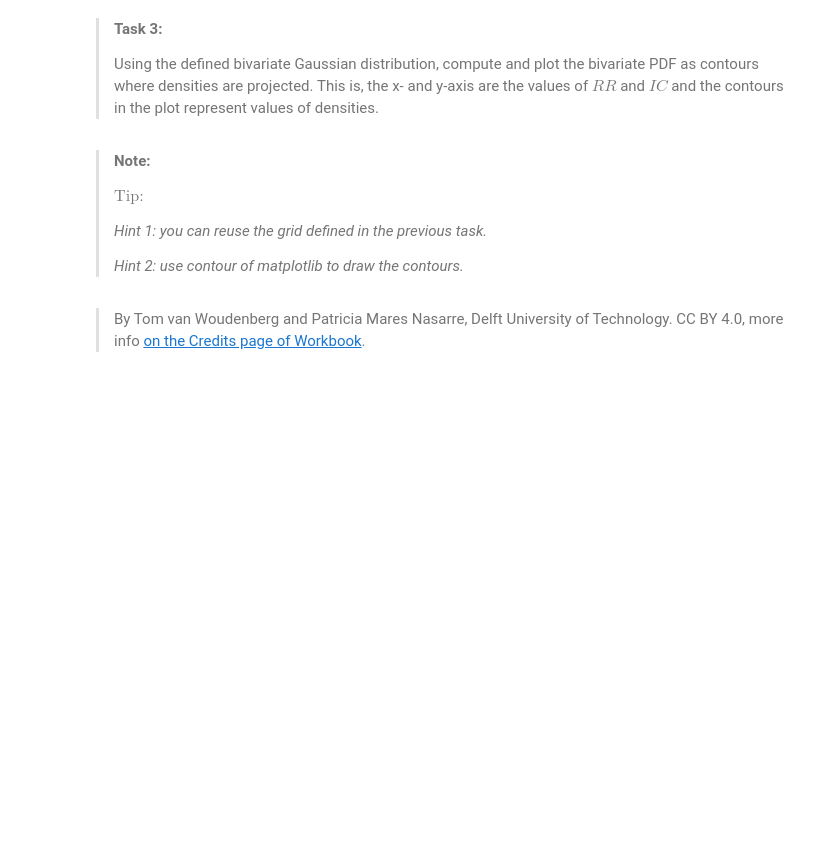
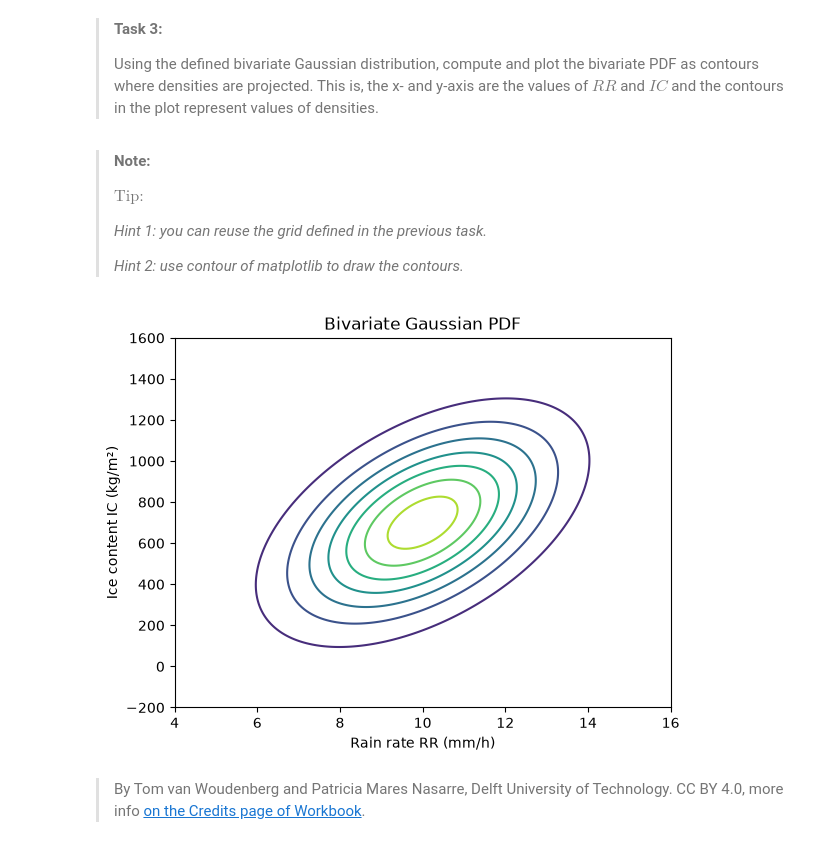
Before and after one commit to calvinlin2004-git/PA1.5, a Jupyter notebook: scipy_statcs_3d_plots.ipynb, the cells around one changed output. Cells and saved outputs as stored; diff of their text form; code cells hidden in the pictures; blank space fills up the shorter version.

```diff
--- a/scipy_statcs_3d_plots.ipynb
+++ b/scipy_statcs_3d_plots.ipynb
@@ -210,2 +208,15 @@ plt.show()
+# %%
+### YOUR CODE LINES HERE
+plt.figure()
+
+plt.contour(X1, X2, Z)
+
+plt.xlabel('Rain rate RR (mm/h)')
+plt.ylabel('Ice content IC (kg/m²)')
+plt.title('Bivariate Gaussian PDF')
+
+plt.show()
+# %% [output]
+[figure, added]
 # %% [markdown]
 > By Tom van Woudenberg and Patricia Mares Nasarre, Delft University of Technology. CC BY 4.0, more info [on the Credits page of Workbook](https://mude.citg.tudelft.nl/workbook-2026/credits.html).
```
Also changed, not shown: parts of 2 cells of this notebook.
